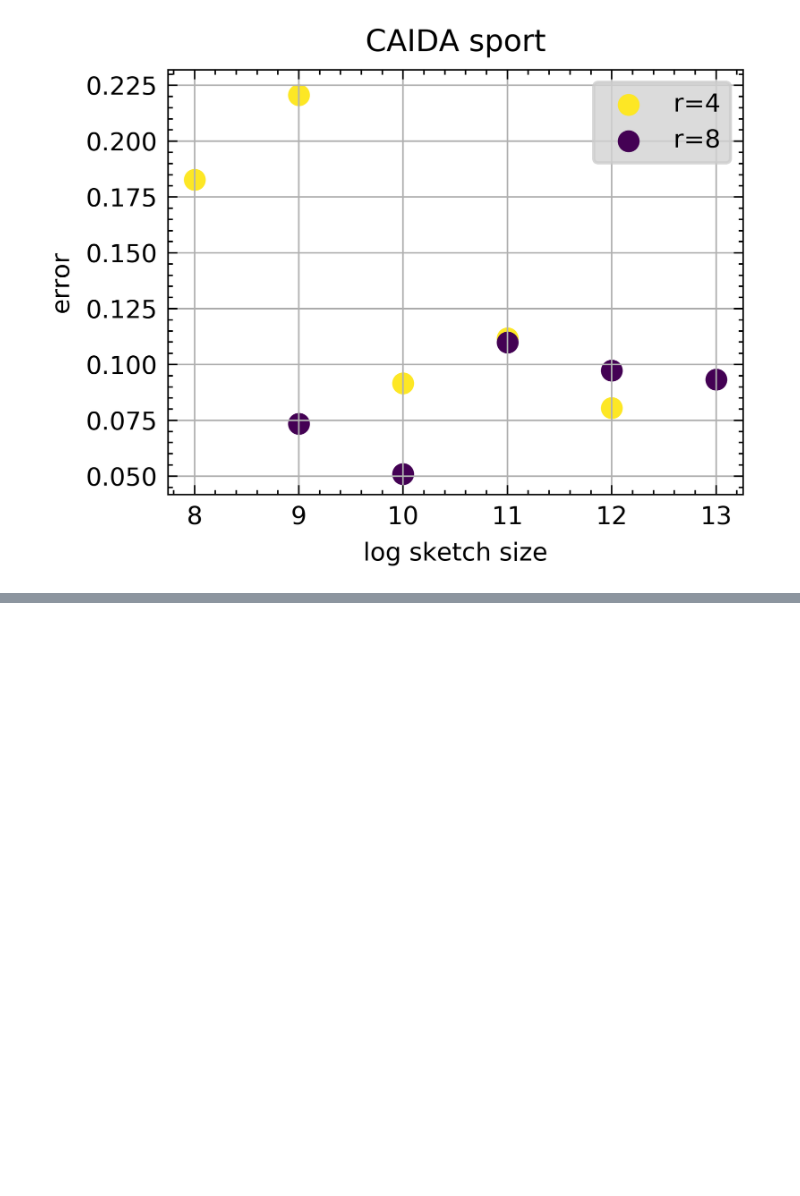
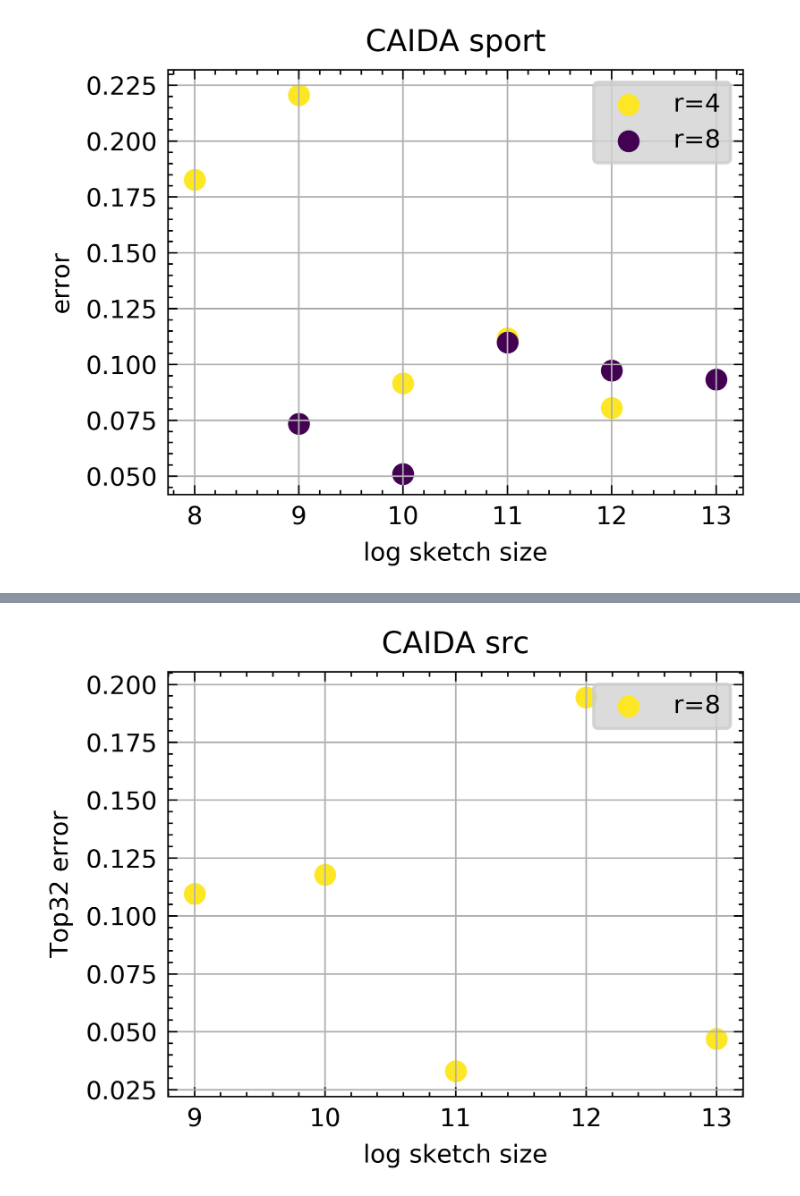
Before and after one commit to ViskaWei/SWindow, a Jupyter notebook: nb/eval_norms.ipynb, the cells around one changed output, grey strips where cells are left out. Saved outputs shown, nothing was run; the diff lists cells and outputs as text; code cells hidden in the pictures; blank space fills up the shorter version.

```diff
--- a/nb/eval_norms.ipynb
+++ b/nb/eval_norms.ipynb
@@ -67,0 +115,4 @@ out3 = get_pd('trff_sport__csL_1011_01:23.csv', mLoop=False)
+# %%
+topK2 = get_pd('T32_src_csL_m10000_1012_02:38.csv', mLoop=False, normType='Top32')
+# %% [output]
+[figure, added]
```
Also changed, not shown: parts of 9 cells of this notebook, 5 other files.
